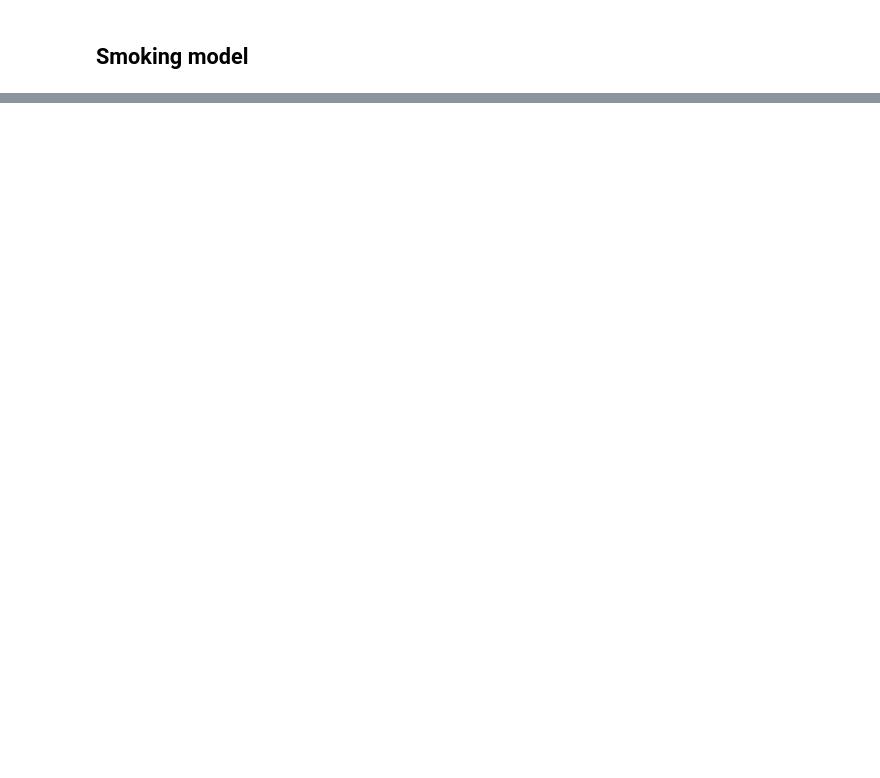
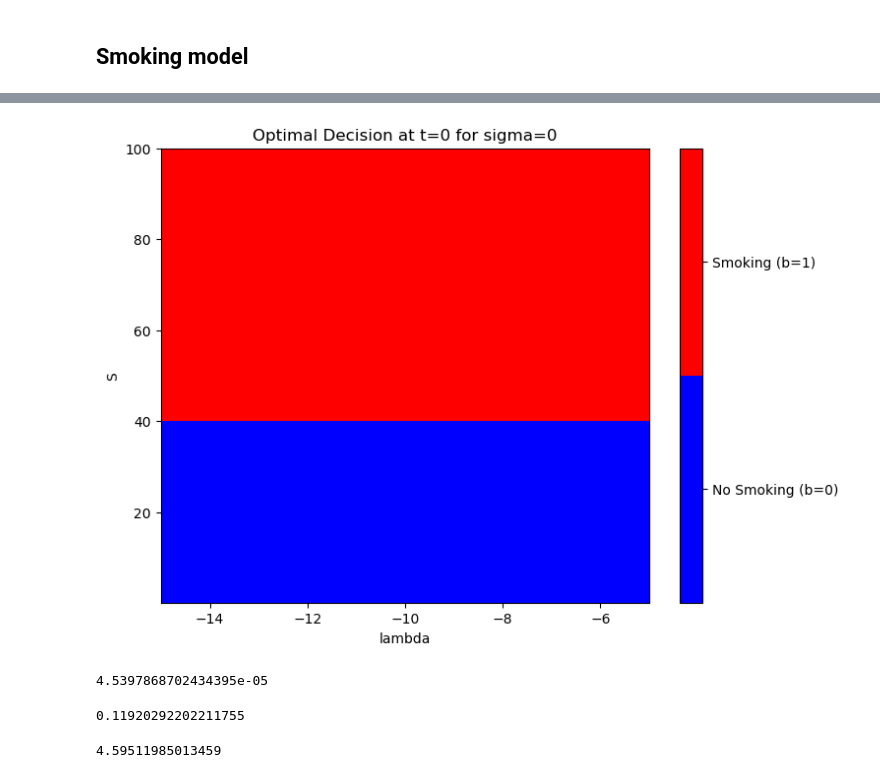
Before and after one commit to gqh814/smoking, a Jupyter notebook: code/model_smoking_test.ipynb, the cells around one changed output, grey strips where cells are left out. Drawn from its saved outputs; the diff is of its cells as text; code cells hidden in the pictures; blank space fills up the shorter version.

```diff
--- a/code/model_smoking_test.ipynb
+++ b/code/model_smoking_test.ipynb
@@ -209,0 +228,48 @@ At t=0, state (A=5, H=2): Optimal decision = 0
+# %%
+import numpy as np
+import matplotlib.pyplot as plt
+from matplotlib.colors import ListedColormap, BoundaryNorm
+
+# Assuming Policy, S_grid, lambda_grid, and sigma_values are defined from the previous code.
+# Here, t0=0 and we consider sigma=0.
+t0 = 0
+sigma0_index = sigma_values.index(0)
+
+# Create a 2D array to store the optimal decision for each (S, lambda) combination.
+decision_grid = np.zeros((len(S_grid), len(lambda_grid)))
+
+# Loop over all grid points for S and lambda.
+for i, S_val in enumerate(S_grid):
+    for k, lambda_val in enumerate(lambda_grid):
+        decision_grid[i, k] = Policy[t0, i, sigma0_index, k]
+
+# Define a discrete colormap with two colors.
+# For example, blue for b=0 (no smoking) and red for b=1 (smoking).
+cmap = ListedColormap(['blue', 'red'])
+norm = BoundaryNorm(boundaries=[-0.5, 0.5, 1.5], ncolors=2)
+
+# Plot the decision grid using a heatmap.
+plt.figure(figsize=(8, 6))
+img = plt.imshow(decision_grid, extent=[lambda_grid[0], lambda_grid[-1], S_grid[0], S_grid[-1]],
+           aspect='auto', origin='lower', cmap=cmap, norm=norm)
+cbar = plt.colorbar(img, ticks=[0, 1])
+cbar.ax.set_yticklabels(['No Smoking (b=0)', 'Smoking (b=1)'])
+plt.xlabel('lambda')
+plt.ylabel('S')
+plt.title('Optimal Decision at t=0 for sigma=0')
+plt.show()
+# %% [output]
+[figure, added]
+# %%
+print(pi_of_S(0))
+# %% [output]
+4.5397868702434395e-05
+# %%
+print(pi_of_S(40))
+# %% [output]
+0.11920292202211755
+# %%
+test = np.log(0.99/0.01)
+print(test)
+# %% [output]
+4.59511985013459
```
Also changed, not shown: parts of 3 cells of this notebook.
